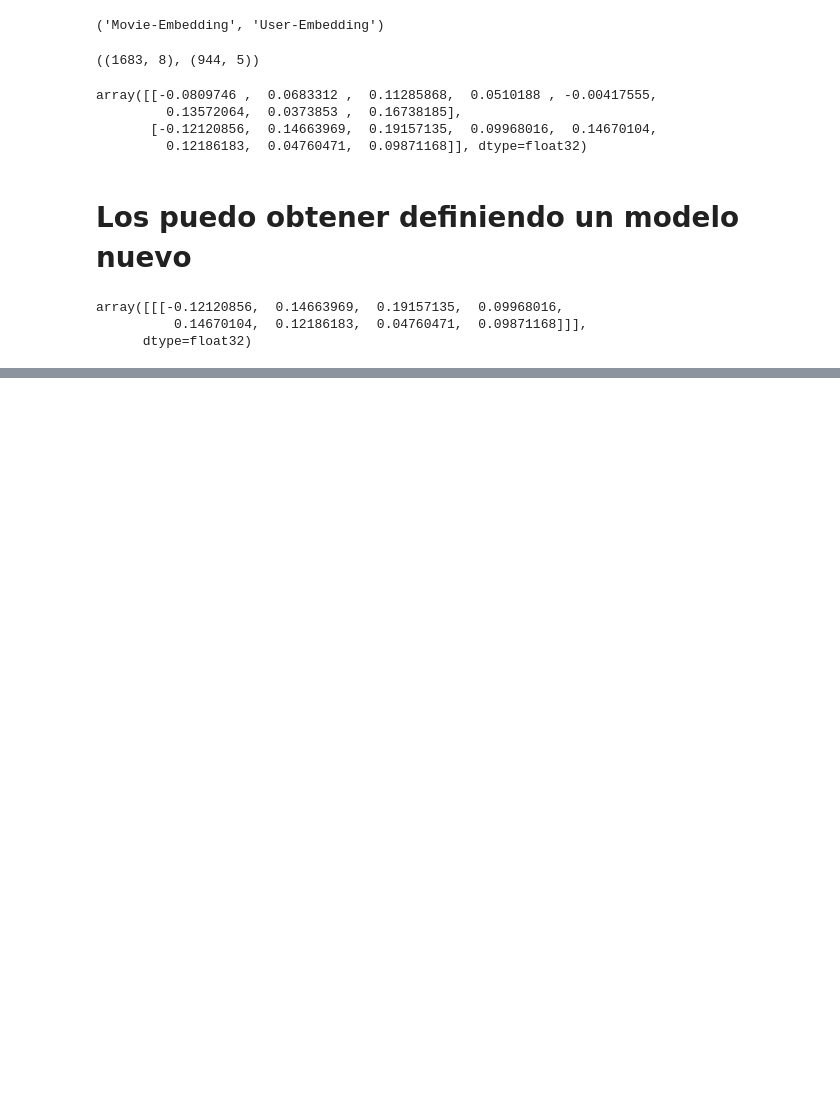
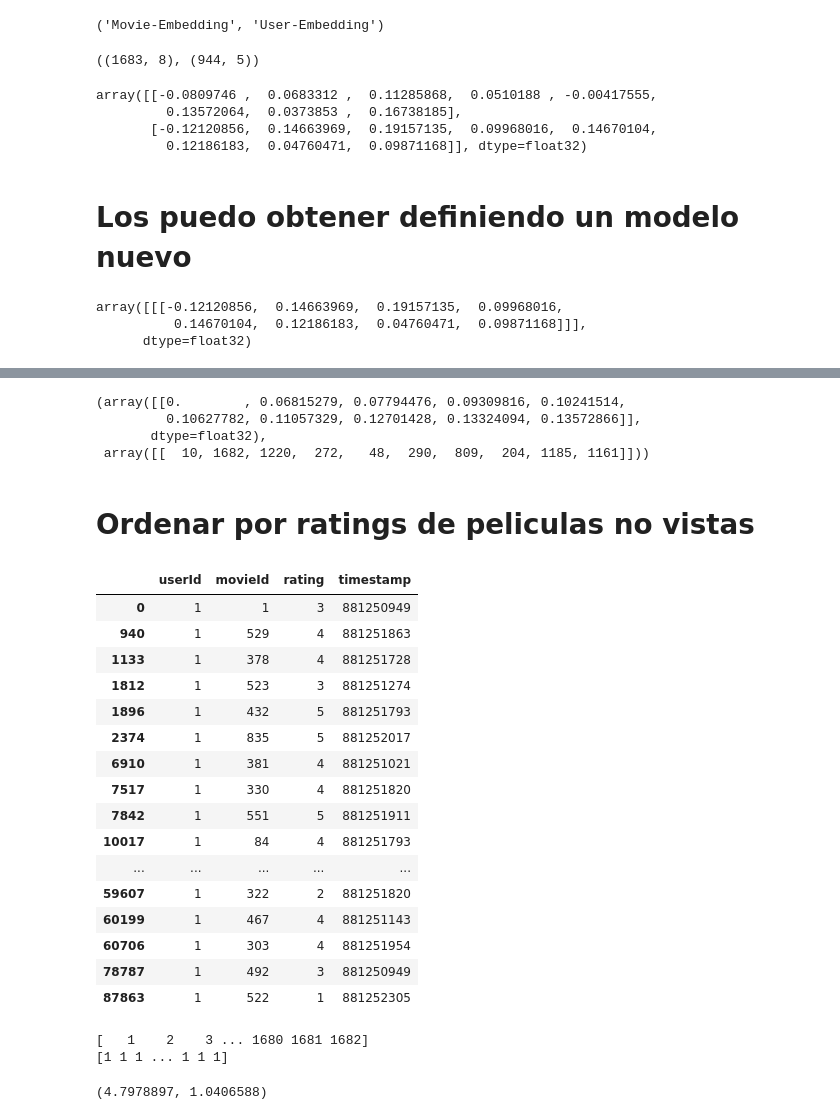
Before and after one commit to lab-ml-itba/14_Sistemas_Recomendacion, a Jupyter notebook: 6_resultados.ipynb, the cells around one changed output, grey strips where cells are left out. Drawn from its saved outputs; the diff is of its cells as text; code cells hidden in the pictures; blank space fills up the shorter version.

```diff
--- a/6_resultados.ipynb
+++ b/6_resultados.ipynb
@@ -144,0 +156,31 @@ array([[[-0.12120856,  0.14663969,  0.19157135,  0.09968016,
+# %%
+neighbors
+# %% [output]
+(array([[0.        , 0.06815279, 0.07794476, 0.09309816, 0.10241514,
+         0.10627782, 0.11057329, 0.12701428, 0.13324094, 0.13572866]],
+       dtype=float32),
+ array([[  10, 1682, 1220,  272,   48,  290,  809,  204, 1185, 1161]]))
+# %% [markdown]
+# Ordenar por ratings de peliculas no vistas
+# %%
+# Todas las peliculas que el usuario 1 califico
+
+ratings[ratings['userId'] == 1]
+# %% [output]
+|  | userId | movieId | rating | timestamp |
+| 0 | 1 | 1 | 3 | 881250949 |
+| 940 | 1 | 529 | 4 | 881251863 |
+| 1133 | 1 | 378 | 4 | 881251728 |
+| 1812 | 1 | 523 | 3 | 881251274 |
+| 1896 | 1 | 432 | 5 | 881251793 |
+| 2374 | 1 | 835 | 5 | 881252017 |
+| 6910 | 1 | 381 | 4 | 881251021 |
+| 7517 | 1 | 330 | 4 | 881251820 |
+| 7842 | 1 | 551 | 5 | 881251911 |
+| 10017 | 1 | 84 | 4 | 881251793 |
+| ... | ... | ... | ... | ... |
+| 59607 | 1 | 322 | 2 | 881251820 |
+| 60199 | 1 | 467 | 4 | 881251143 |
+| 60706 | 1 | 303 | 4 | 881251954 |
+| 78787 | 1 | 492 | 3 | 881250949 |
+| 87863 | 1 | 522 | 1 | 881252305 |
@@ -144,0 +189,8 @@ array([[[-0.12120856,  0.14663969,  0.19157135,  0.09968016,
+# %%
+all_movie_idxs = np.linspace(1, ratings.movieId.max(), n_movies, dtype=int)
+print(all_movie_idxs)
+user_idxs = np.zeros(n_movies, dtype=int) + 1
+print(user_idxs)
+# %% [output]
+[   1    2    3 ... 1680 1681 1682]
+[1 1 1 ... 1 1 1]
@@ -144,0 +199,4 @@ array([[[-0.12120856,  0.14663969,  0.19157135,  0.09968016,
+# %%
+predictions.max(), predictions.min()
+# %% [output]
+(4.7978897, 1.0406588)
```
Also changed, not shown: parts of 11 cells of this notebook, 1 other file.
